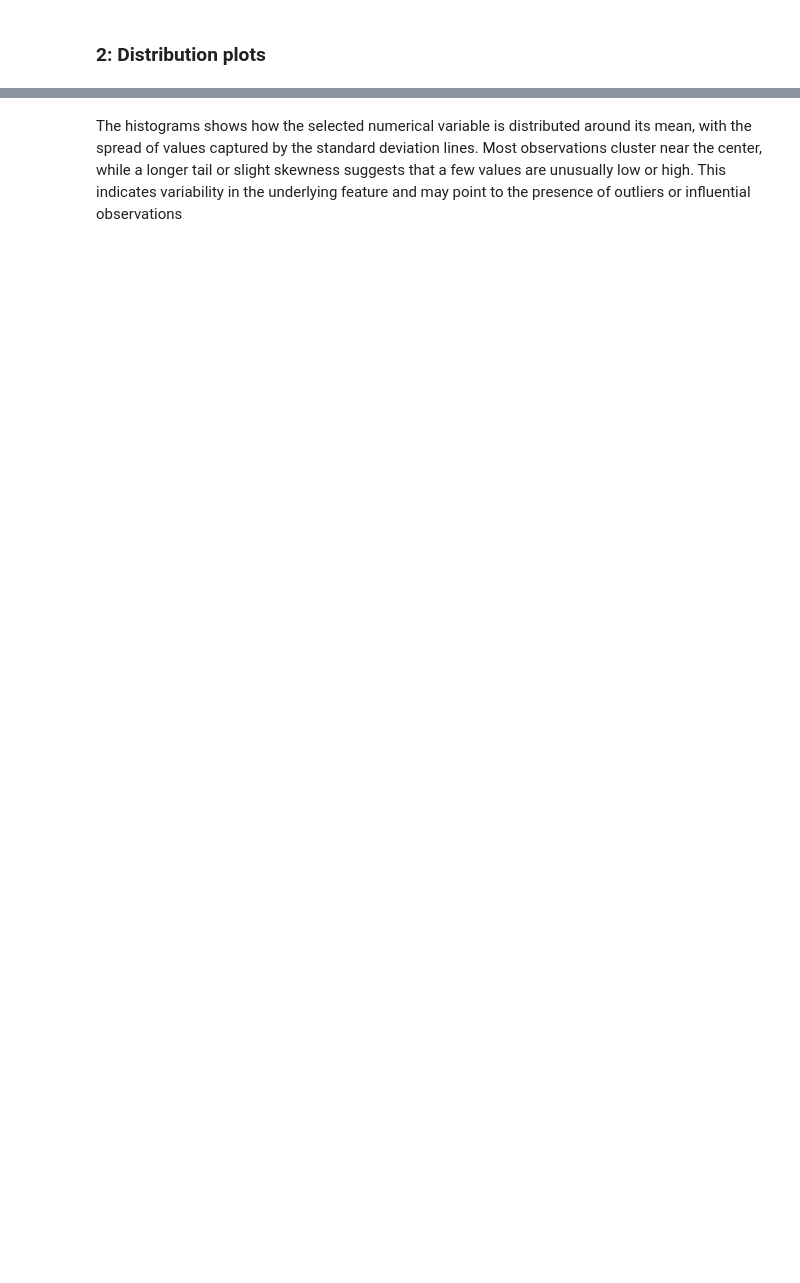
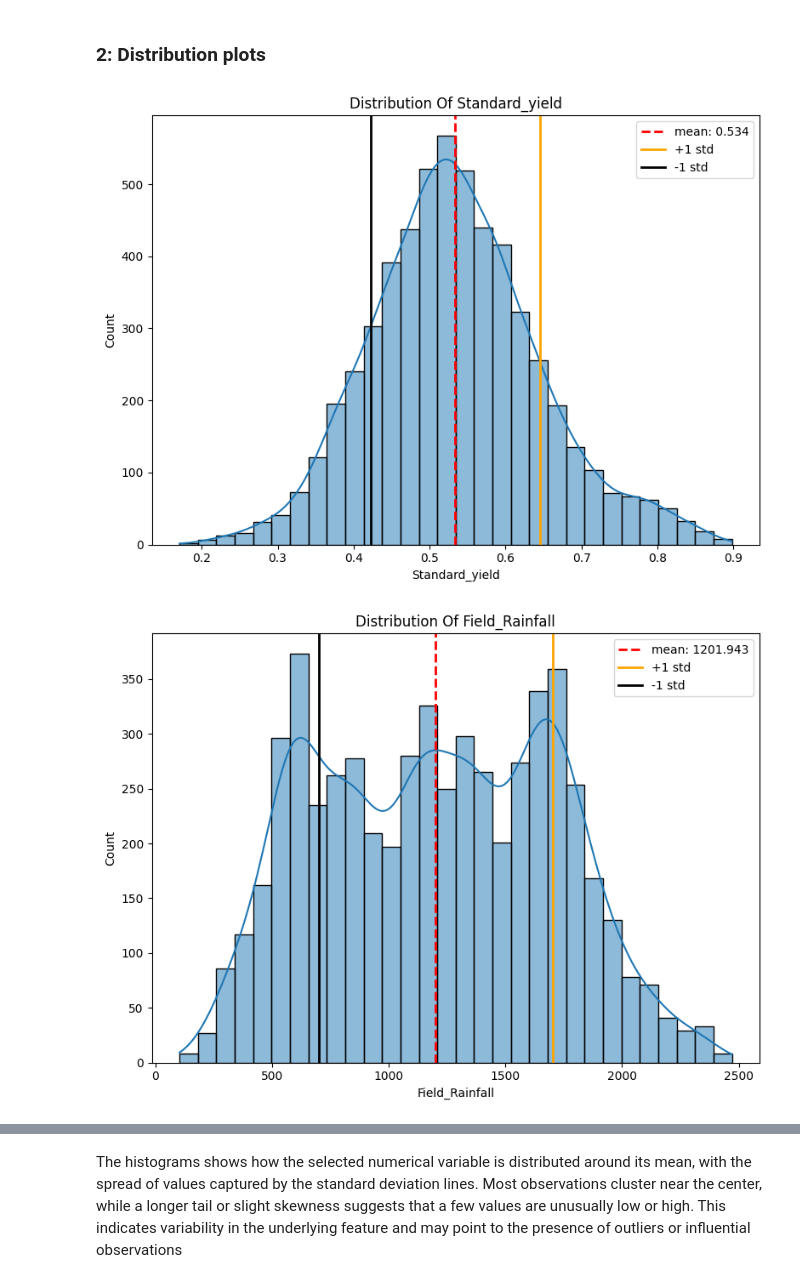
Before and after one commit to Vincent-kiptoo/maji-ndogo-data-pipeline, a Jupyter notebook: notebooks/01_data_overview_and_eda.ipynb, the cells around one changed output, grey strips where cells are left out. Drawn from its saved outputs; the diff is of its cells as text; code cells hidden in the pictures; blank space fills up the shorter version.

```diff
--- a/notebooks/01_data_overview_and_eda.ipynb
+++ b/notebooks/01_data_overview_and_eda.ipynb
@@ -34,0 +35,2 @@ eda = ExploratoryDataAnalysis()
+# %%
+df = create_final_dataset()
@@ -200,30 +323,28 @@ summary_statistics(df, numeric_cols)
 # %%
 def plot_numerical_distribution(df, columns, title = None) -> None:
     """
     A Plot for the distribution of a numerical variables with counts.
-    Args:
-        df (DataFrame): The DataFrame containing the column
-        column (str): The name of the numerical column to plot
-        title (str, optional): Custom title for the plot
-    Returns None but displays a visual plot.
     """
 
     mean = round(float(df[columns].mean()), 3)
     std = df[columns].std()
 
     fig, ax = plt.subplots(figsize = (8,6))
     sns.histplot(data = df[columns], bins=30, kde= True, ax = ax)
     ax.axvline(mean, color = "red", linewidth = 2, linestyle ="dashed", label = f"mean: {mean}")
     ax.axvline(mean + std, color = "orange", linewidth = 2, linestyle = "-", label = f"+1 std")
     ax.axvline(mean - std, color = "black", linewidth = 2, linestyle = "-", label = f"-1 std")
 
     ax.set_title(f"Distribution Of {columns}")
     ax.legend()
     plt.tight_layout()
     plt.show()
 
 plot_numerical_distribution(df, "Standard_yield")
 plot_numerical_distribution(df, "Field_Rainfall")
 plot_numerical_distribution(df, "Station_Rainfall")
 plot_numerical_distribution(df, "Temperature")
 plot_numerical_distribution(df, "Soil_fertility")
+# %% [output]
+[figure, added]
+[figure, added]
```
Also changed, not shown: parts of 16 cells of this notebook, 2 other files.
